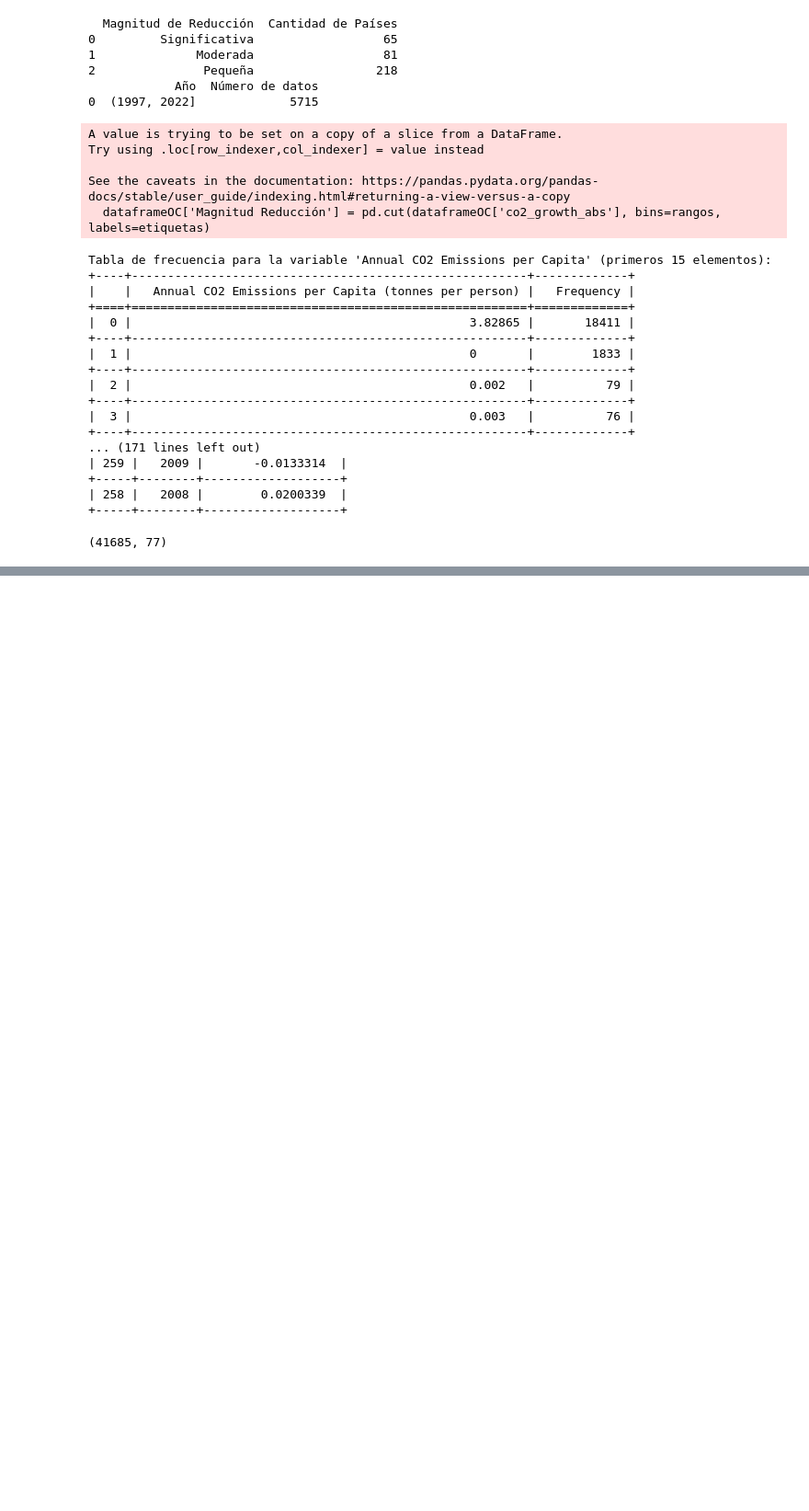
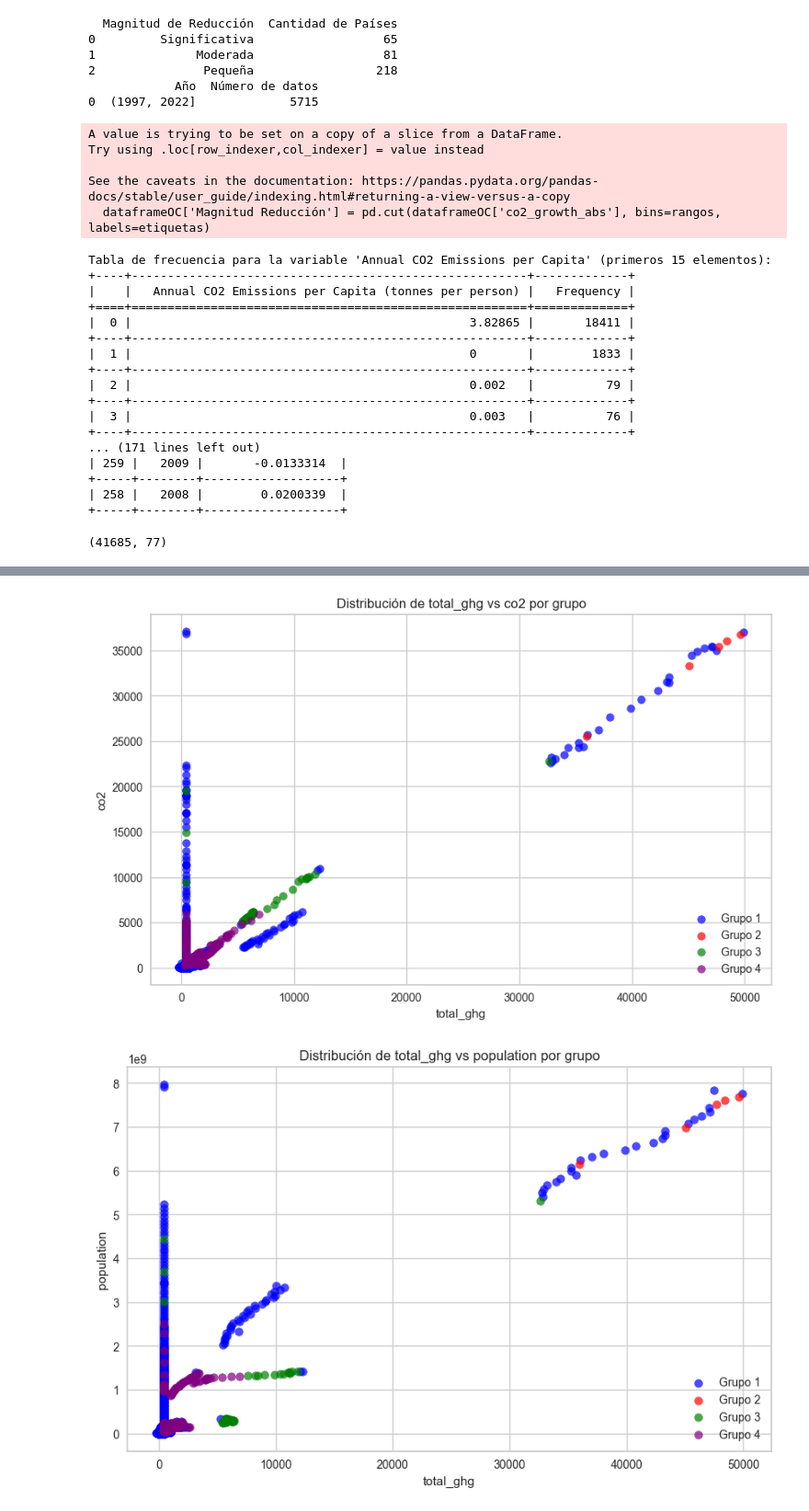
Before and after one commit to LINDAINES213/Data_Mining_Project, a Jupyter notebook: Project.ipynb, the cells around one changed output, grey strips where cells are left out. Shown at 92% size. Cells and saved outputs as stored; diff of their text form; code cells hidden in the pictures; blank space fills up the shorter version.

Commit message:
Distribucion de grupos

```diff
--- a/Project.ipynb
+++ b/Project.ipynb
@@ -654,5 +643,5 @@ elbow value = optimal k: 2  | elbow score: 104,081.993
 # %%
-km = cluster.KMeans(n_clusters=2).fit(X)
-print (km)
-n_clusters = 2
+km = cluster.KMeans(n_clusters=4).fit(X)
+print (km.labels_)
+n_clusters = 4
 # %% [output]
@@ -761,0 +749,42 @@ Series([], Name: count, dtype: int64)
+# %%
+import matplotlib.pyplot as plt
+
+# Seleccionar las variables de interés
+variables_seleccionadas = ['total_ghg','co2', 'population']
+
+# Crear un gráfico de dispersión para cada par de variables seleccionadas
+for i in range(len(variables_seleccionadas)):
+    for j in range(i+1, len(variables_seleccionadas)):
+        plt.figure(figsize=(10, 6))
+
+        # Scatter plot para el Grupo 1
+        plt.scatter(dfOC.loc[etiquetas_clusters == 0, variables_seleccionadas[i]],
+                    dfOC.loc[etiquetas_clusters == 0, variables_seleccionadas[j]],
+                    color='blue', label='Grupo 1', alpha=0.7)
+
+        # Scatter plot para el Grupo 2
+        plt.scatter(dfOC.loc[etiquetas_clusters == 1, variables_seleccionadas[i]],
+                    dfOC.loc[etiquetas_clusters == 1, variables_seleccionadas[j]],
+                    color='red', label='Grupo 2', alpha=0.7)
+
+        # Scatter plot para el Grupo 3
+        plt.scatter(dfOC.loc[etiquetas_clusters == 2, variables_seleccionadas[i]],
+                    dfOC.loc[etiquetas_clusters == 2, variables_seleccionadas[j]],
+                    color='green', label='Grupo 3', alpha=0.7)
+
+        # Scatter plot para el Grupo 4
+        plt.scatter(dfOC.loc[etiquetas_clusters == 3, variables_seleccionadas[i]],
+                    dfOC.loc[etiquetas_clusters == 3, variables_seleccionadas[j]],
+                    color='purple', label='Grupo 4', alpha=0.7)
+
+        # Añadir etiquetas y título
+        plt.xlabel(variables_seleccionadas[i])
+        plt.ylabel(variables_seleccionadas[j])
+        plt.title(f'Distribución de {variables_seleccionadas[i]} vs {variables_seleccionadas[j]} por grupo')
+        plt.legend()
+
+        # Mostrar el gráfico
+        plt.show()
+# %% [output]
+[figure, added]
+[figure, added]
```
Also changed, not shown: parts of 11 cells of this notebook.
